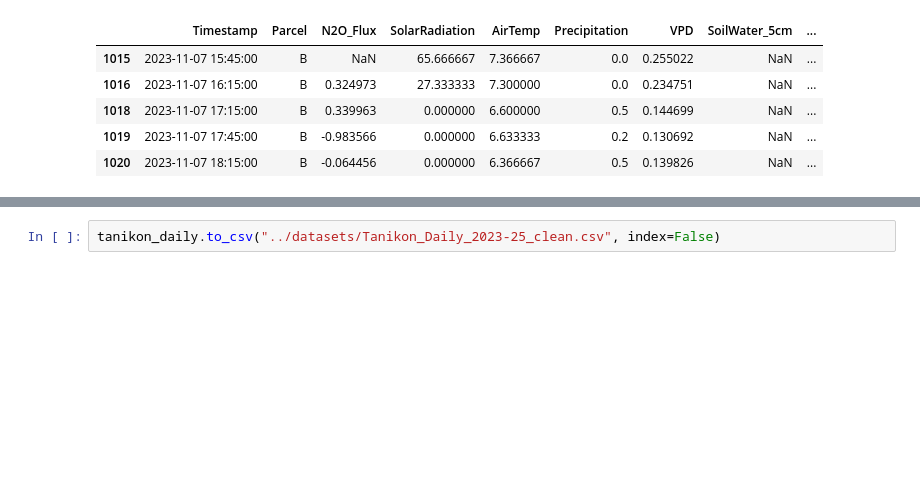
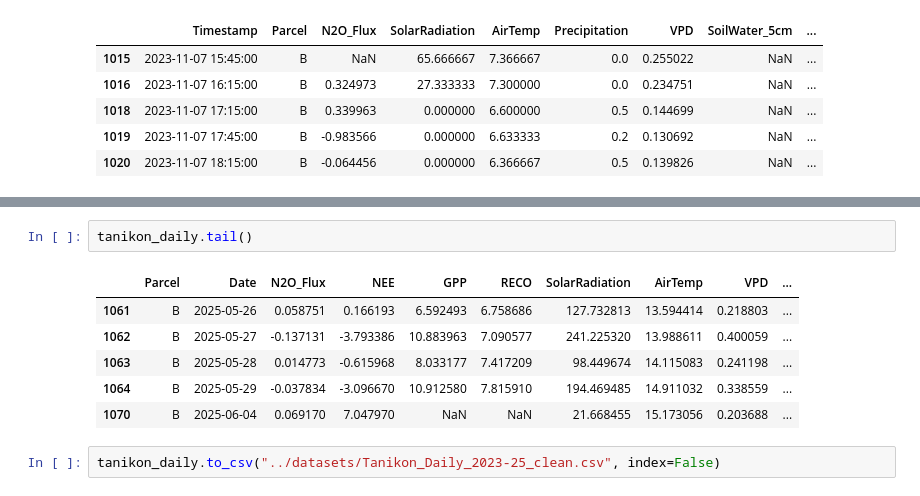
Before and after one commit to AndreasHiropedi/N2O_Emissions_Prediction, a Jupyter notebook: data_exploration/data_exploration_tanikon.ipynb, the cells around one changed output, grey strips where cells are left out. Saved outputs shown, nothing was run; the diff lists cells and outputs as text; blank space fills up the shorter version.

```diff
--- a/data_exploration/data_exploration_tanikon.ipynb
+++ b/data_exploration/data_exploration_tanikon.ipynb
@@ -324,3 +539,12 @@ Parcel A: (418, 81), Parcel B: (460, 81)
+# %%
+tanikon_daily.tail()
+# %% [output]
+|  | Parcel | Date | N2O_Flux | NEE | GPP | RECO | SolarRadiation | AirTemp | VPD | ... |
+| 1061 | B | 2025-05-26 | 0.058751 | 0.166193 | 6.592493 | 6.758686 | 127.732813 | 13.594414 | 0.218803 | ... |
+| 1062 | B | 2025-05-27 | -0.137131 | -3.793386 | 10.883963 | 7.090577 | 241.225320 | 13.988611 | 0.400059 | ... |
+| 1063 | B | 2025-05-28 | 0.014773 | -0.615968 | 8.033177 | 7.417209 | 98.449674 | 14.115083 | 0.241198 | ... |
+| 1064 | B | 2025-05-29 | -0.037834 | -3.096670 | 10.912580 | 7.815910 | 194.469485 | 14.911032 | 0.338559 | ... |
+| 1070 | B | 2025-06-04 | 0.069170 | 7.047970 | NaN | NaN | 21.668455 | 15.173056 | 0.203688 | ... |
 # %%
 tanikon_daily.to_csv("../datasets/Tanikon_Daily_2023-25_clean.csv", index=False)
 # %%
```
Also changed, not shown: parts of 10 cells of this notebook.
